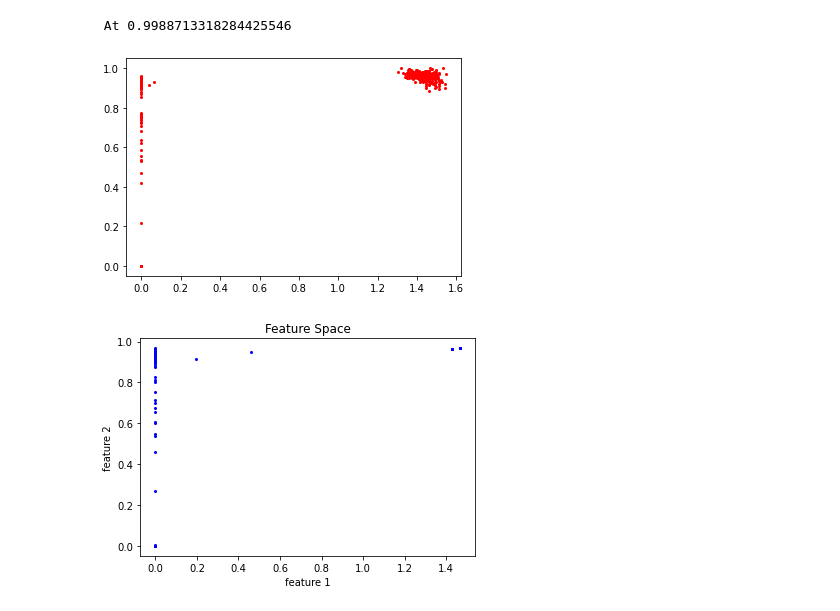
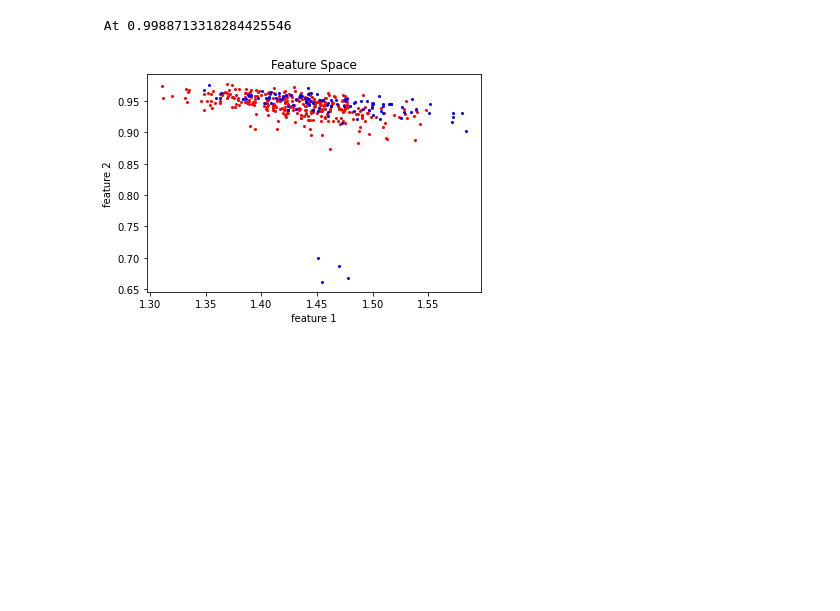
Before and after one commit to radwaahmed2132000/Gender-Classification-ICDAR2013, a Jupyter notebook: FindFractalFeatures.ipynb, the cells around one changed output. Drawn from its saved outputs; the diff is of its cells as text; code cells hidden in the pictures; blank space fills up the shorter version.

Commit message:
Fixed Bug with Fractal Features (Has improved and GLCM is good.)

```diff
--- a/FindFractalFeatures.ipynb
+++ b/FindFractalFeatures.ipynb
@@ -64,8 +64,10 @@ def fractal_test():
     print("Haussdorf dimension (theoretical):        ", (np.log(3)/np.log(2)))
 
 
-def SFTA(img, T):                         #Segmentation-based Fractal Analysis as in the paper: takes img and threshold array.
+def SFTA(img):                         #Segmentation-based Fractal Analysis as in the paper: takes img and threshold array.
     silhouettes = []
+    opt_t,_ = cv2.threshold(img,0,255,cv2.THRESH_BINARY+cv2.THRESH_OTSU)
+    T = [ opt_t ]
     T.append(np.amax(img))
     for t1, t2 in zip(T, T[1:]):         # Apply two-threshold binary decomposition on the image using each two consequtive thresholds.
         silhouettes.append(TTBD(img, t1, t2))
@@ -89,41 +91,41 @@ def apply_features(x_train, x_test, saved=False):
          x_tr = np.load(f, allow_pickle=True)
          x_ts = np.load(f, allow_pickle=True)
    else:
-      T = [opt_t * 0.3, opt_t * 0.8, opt_t, opt_t * 1.1 ]
-      #T = [opt_t]
       x_tr, x_ts = [], []
       for i, img in enumerate(x_train):
-         x_tr.append(SFTA(img, T))
+         x_tr.append(SFTA(img))
          print(f"\r At {i/len(x_train)}", end="")
       for i, img in enumerate(x_test):
-         x_ts.append(SFTA(img, T))
+         x_ts.append(SFTA(img))
       with open('./Feature-Datasets/fractal.npy', 'wb') as f:
          np.save(f, x_tr, allow_pickle=True)
          np.save(f, x_ts, allow_pickle=True)
    return np.array(x_tr), np.array(x_ts)
 
-x_train, x_test = apply_features(x_train, x_test, saved=True)
+x_train, x_test = apply_features(x_train, x_test, saved=False)
 # %% [output]
  At 0.9988713318284425546
 # %%
 # Generate scatter plot for training data
+x_train_male = x_train[y_train==0]
+x_train_female = x_train[y_train==1]
+#print(x_train.shape)
 plot = True
 if plot:
-   x1m = x_train_male[:,7]
-   x2m = x_train_male[:,13]
-   x1f = x_train_female[:,7]
-   x2f = x_train_female[:,13]
+   x1m = x_train_male[:,0]
+   x2m = x_train_male[:,1]
+   x1f = x_train_female[:,0]
+   x2f = x_train_female[:,1]
 
    plt.scatter(x1m, x2m, color='red', s=4)
-   plt.show()
+   #plt.show()
    plt.scatter(x1f, x2f, color='blue', s=4)
    plt.title('Feature Space')
    plt.xlabel('feature 1')
    plt.ylabel('feature 2')
    plt.show()
 # %% [output]
-[figure, old version]
+[figure, new version]
-[figure, removed]
 # %%
 
 def heat_map(x_pd):
```
Also changed, not shown: parts of 1 cell of this notebook, 5 other files.
